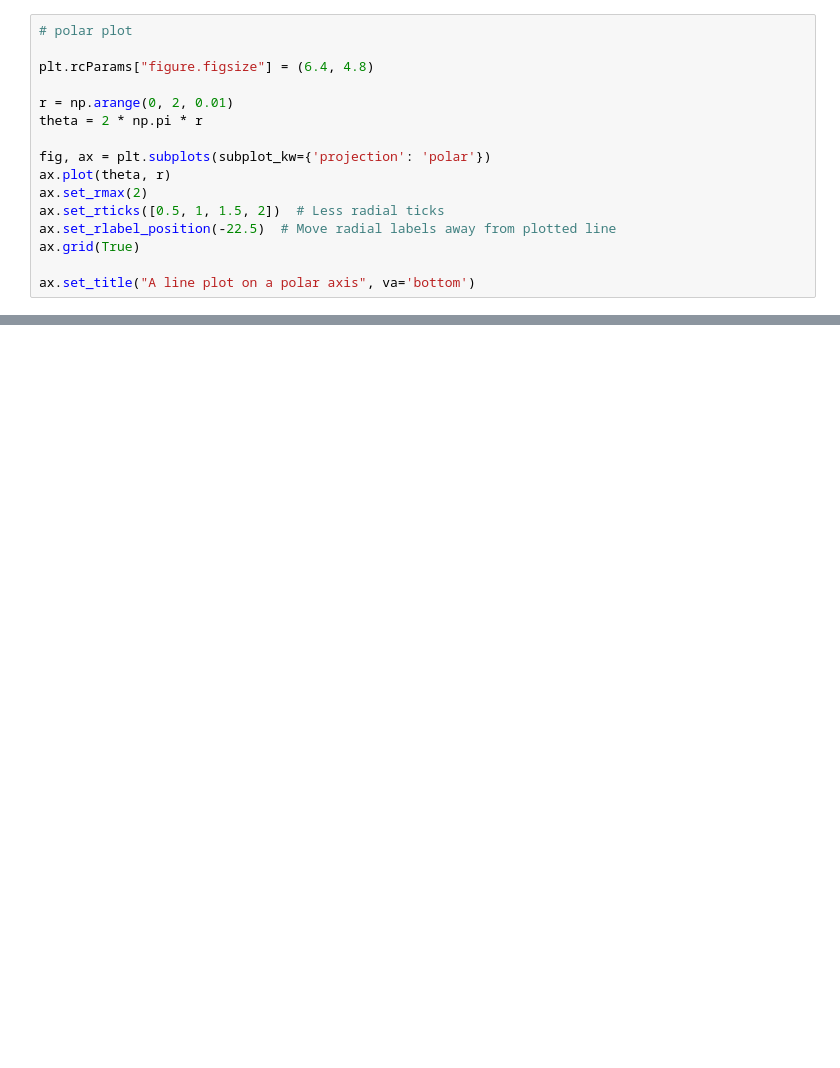
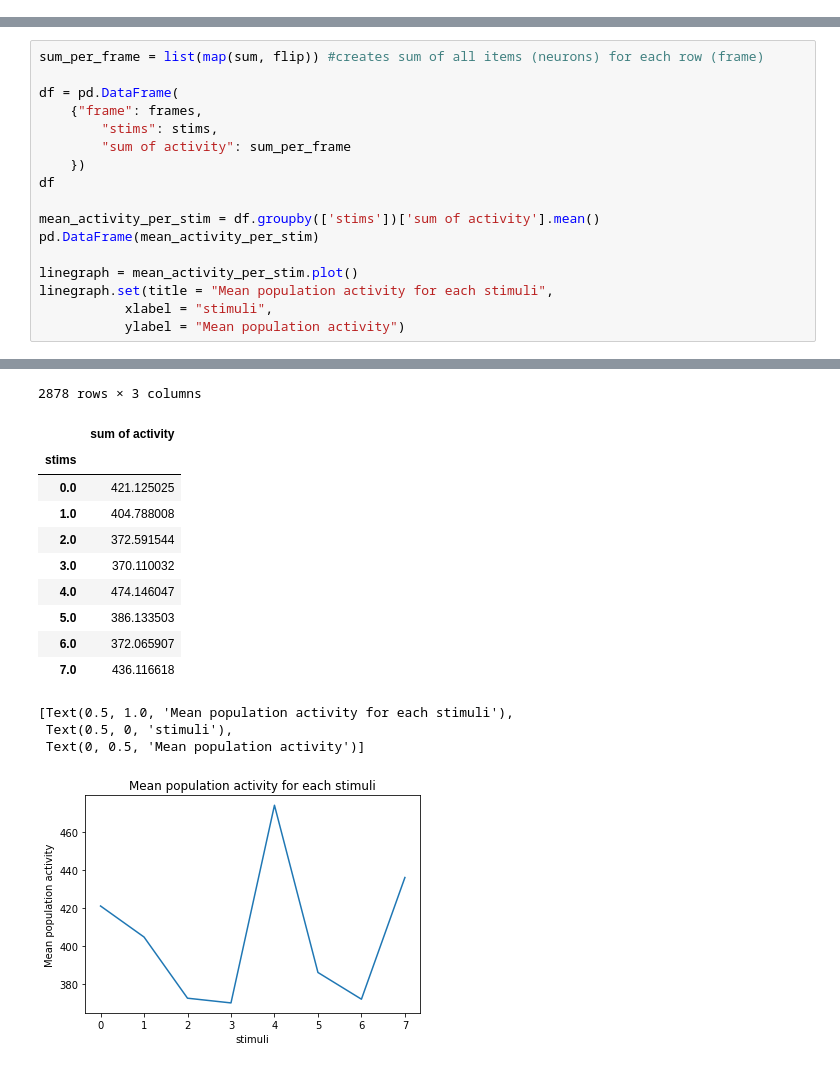
Before and after one commit to project-improv/improv, a Jupyter notebook: demos/jupyter/jupyterplot_examples.ipynb, the cells around one changed output, grey strips where cells are left out. Cells and saved outputs as stored; diff of their text form; blank space fills up the shorter version.

```diff
--- a/demos/jupyter/practice_plotting.ipynb
+++ b/demos/jupyter/jupyterplot_examples.ipynb
@@ -67,16 +101,0 @@ plt.scatter(a, b, c = d, s = e)
-# %%
-# polar plot
-
-plt.rcParams["figure.figsize"] = (6.4, 4.8)
-
-r = np.arange(0, 2, 0.01)
-theta = 2 * np.pi * r
-
-fig, ax = plt.subplots(subplot_kw={'projection': 'polar'})
-ax.plot(theta, r)
-ax.set_rmax(2)
-ax.set_rticks([0.5, 1, 1.5, 2])  # Less radial ticks
-ax.set_rlabel_position(-22.5)  # Move radial labels away from plotted line
-ax.grid(True)
-
-ax.set_title("A line plot on a polar axis", va='bottom')
@@ -254,0 +102,18 @@ pp1.finalize()
+# %%
+sum_per_frame = list(map(sum, flip)) #creates sum of all items (neurons) for each row (frame)
+
+df = pd.DataFrame(
+    {"frame": frames,
+        "stims": stims,
+        "sum of activity": sum_per_frame
+    })
+df
+
+mean_activity_per_stim = df.groupby(['stims'])['sum of activity'].mean()
+pd.DataFrame(mean_activity_per_stim)
+
+linegraph = mean_activity_per_stim.plot()
+linegraph.set(title = "Mean population activity for each stimuli",
+           xlabel = "stimuli",
+           ylabel = "Mean population activity")
+# %% [output]
@@ -254,0 +132,15 @@ pp1.finalize()
+2878 rows × 3 columns
+|  | sum of activity |
+| stims |  |
+| 0.0 | 421.125025 |
+| 1.0 | 404.788008 |
+| 2.0 | 372.591544 |
+| 3.0 | 370.110032 |
+| 4.0 | 474.146047 |
+| 5.0 | 386.133503 |
+| 6.0 | 372.065907 |
+| 7.0 | 436.116618 |
+[Text(0.5, 1.0, 'Mean population activity for each stimuli'),
+ Text(0.5, 0, 'stimuli'),
+ Text(0, 0.5, 'Mean population activity')]
+[figure, added]
```
Also changed, not shown: parts of 27 cells of this notebook, 4 other files.
